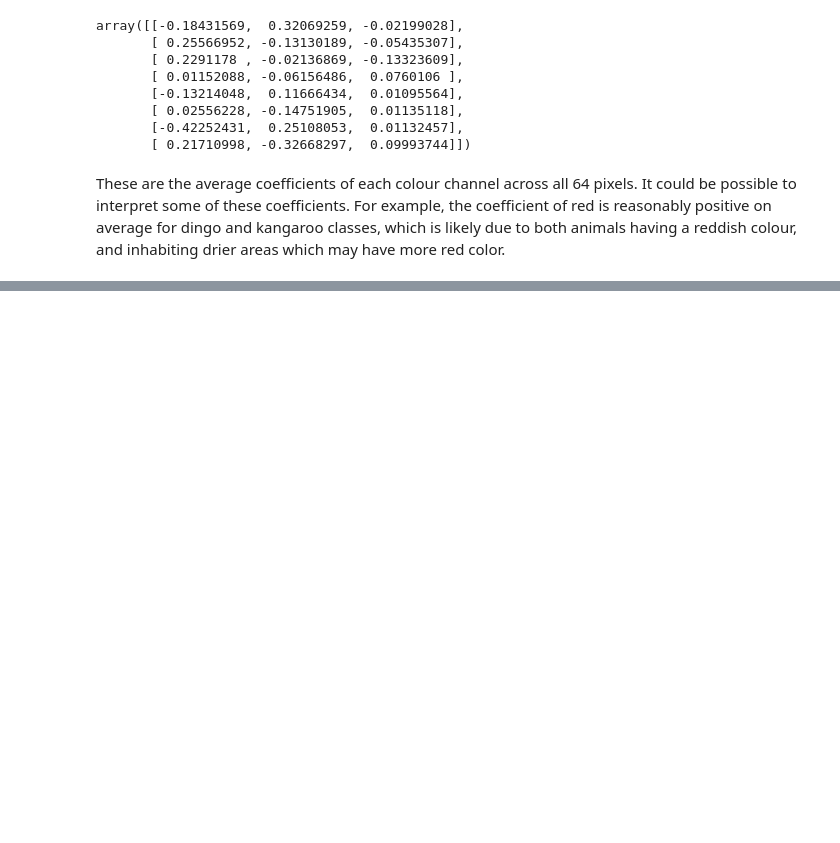
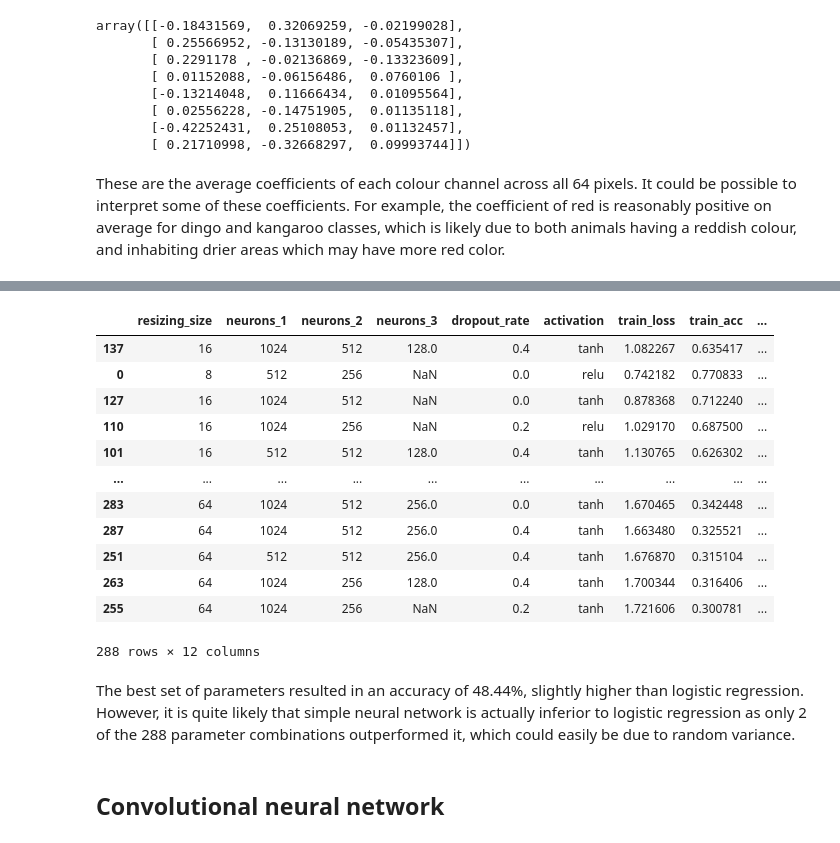
Before and after one commit to williamrjli/actl3143-project, a Jupyter notebook: ACTL3143 Project.ipynb, the cells around one changed output, grey strips where cells are left out. Drawn from its saved outputs; the diff is of its cells as text; code cells hidden in the pictures; blank space fills up the shorter version.

Commit message:
snn param sweep complete

```diff
--- a/ACTL3143 Project.ipynb
+++ b/ACTL3143 Project.ipynb
@@ -300,0 +420,6 @@ These are the average coefficients of each colour channel across all 64 pixels.
+# %%
+simple_nn_df = pd.read_csv('simple_nn_grid_search.csv')
+exp = hip.Experiment.from_dataframe(simple_nn_df)
+exp.display_data(hip.Displays.PARALLEL_PLOT).update(
+    {'hide': ['train_loss', 'train_acc', 'es_loss', 'es_acc']})
+exp.display();
@@ -301 +429,21 @@ These are the average coefficients of each colour channel across all 64 pixels.
+# %%
+simple_nn_df.sort_values('val_acc', ascending=False)
+# %% [output]
+|  | resizing_size | neurons_1 | neurons_2 | neurons_3 | dropout_rate | activation | train_loss | train_acc | ... |
+| 137 | 16 | 1024 | 512 | 128.0 | 0.4 | tanh | 1.082267 | 0.635417 | ... |
+| 0 | 8 | 512 | 256 | NaN | 0.0 | relu | 0.742182 | 0.770833 | ... |
+| 127 | 16 | 1024 | 512 | NaN | 0.0 | tanh | 0.878368 | 0.712240 | ... |
+| 110 | 16 | 1024 | 256 | NaN | 0.2 | relu | 1.029170 | 0.687500 | ... |
+| 101 | 16 | 512 | 512 | 128.0 | 0.4 | tanh | 1.130765 | 0.626302 | ... |
+| ... | ... | ... | ... | ... | ... | ... | ... | ... | ... |
+| 283 | 64 | 1024 | 512 | 256.0 | 0.0 | tanh | 1.670465 | 0.342448 | ... |
+| 287 | 64 | 1024 | 512 | 256.0 | 0.4 | tanh | 1.663480 | 0.325521 | ... |
+| 251 | 64 | 512 | 512 | 256.0 | 0.4 | tanh | 1.676870 | 0.315104 | ... |
+| 263 | 64 | 1024 | 256 | 128.0 | 0.4 | tanh | 1.700344 | 0.316406 | ... |
+| 255 | 64 | 1024 | 256 | NaN | 0.2 | tanh | 1.721606 | 0.300781 | ... |
+288 rows × 12 columns
+# %% [markdown]
+The best set of parameters resulted in an accuracy of 48.44%, slightly higher than logistic regression. However, it is quite likely that simple neural network is actually inferior to logistic regression as only 2 of the 288 parameter combinations outperformed it, which could easily be due to random variance.
+# %% [markdown]
+## Convolutional neural network
 # %%
```
Also changed, not shown: parts of 32 cells of this notebook, 5 other files.
